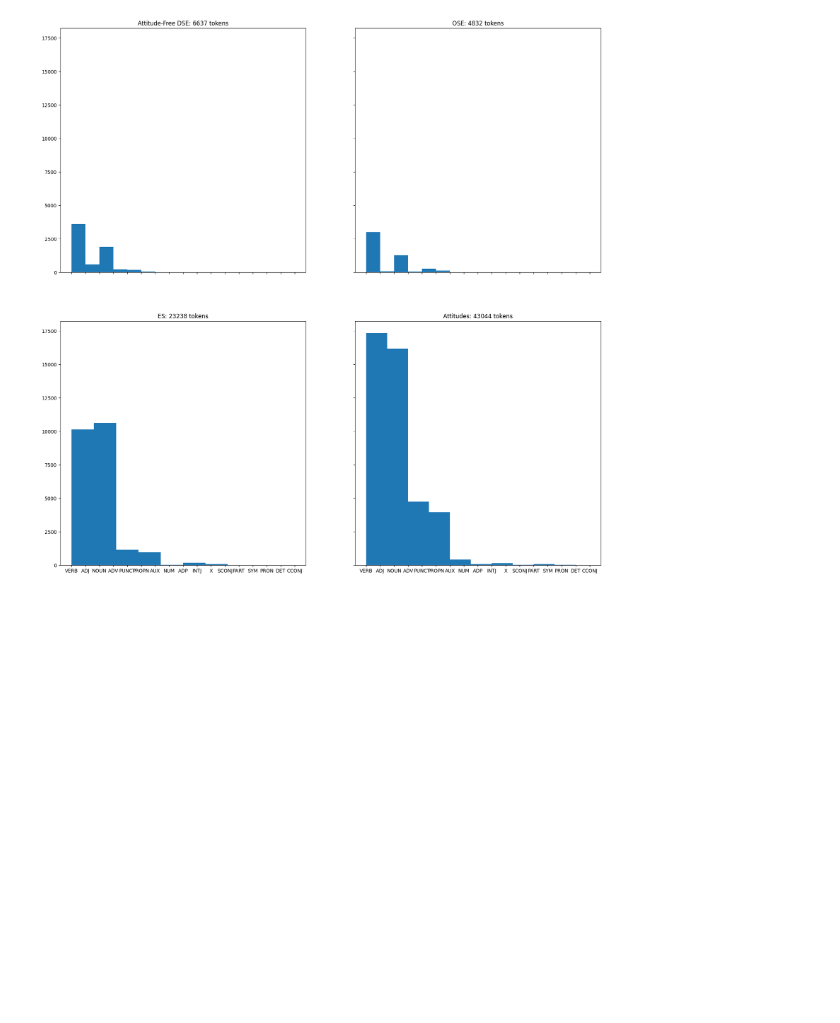
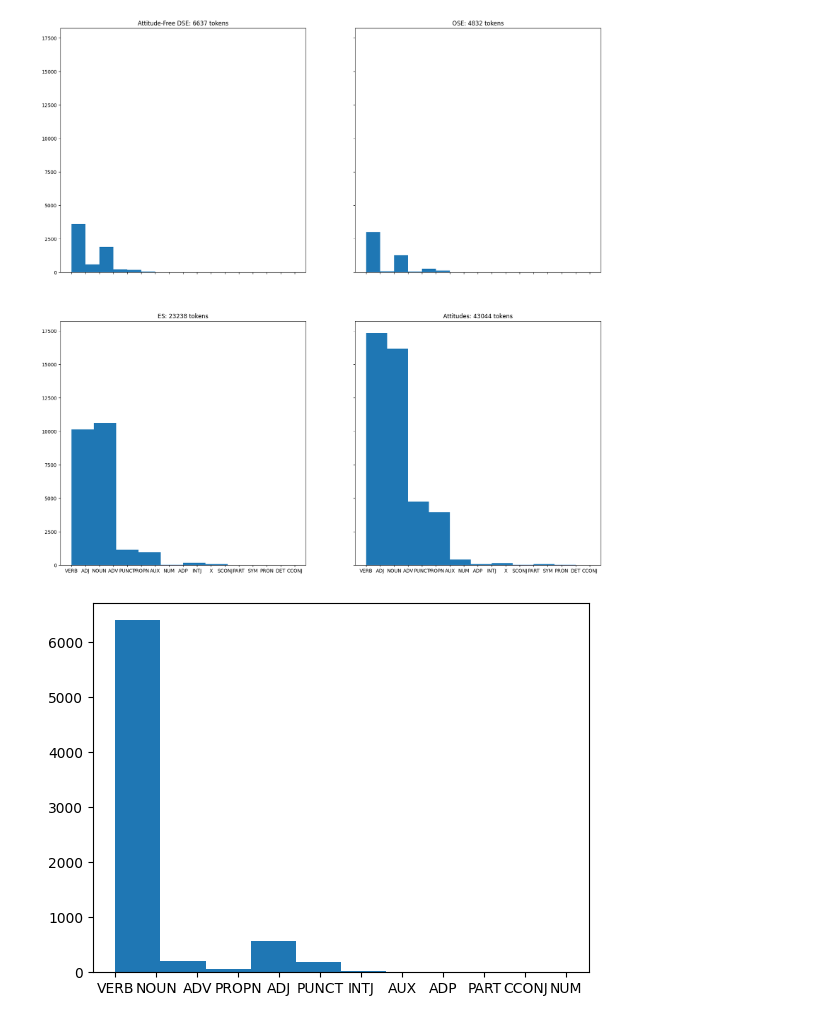
Before and after one commit to t-oz/unified-mpqa, a Jupyter notebook: db_implementation/pos_head_analysis.ipynb, the cells around one changed output. Drawn from its saved outputs; the diff is of its cells as text; code cells hidden in the pictures; blank space fills up the shorter version.

```diff
--- a/db_implementation/pos_head_analysis.ipynb
+++ b/db_implementation/pos_head_analysis.ipynb
@@ -120,3 +120,8 @@ axes[1, 1].hist(attitudes['pos'])
 plt.show()
 # %% [output]
 [figure]
+# %%
+plt.hist(regular_ds['pos'])
+plt.show()
+# %% [output]
+[figure, added]
```
